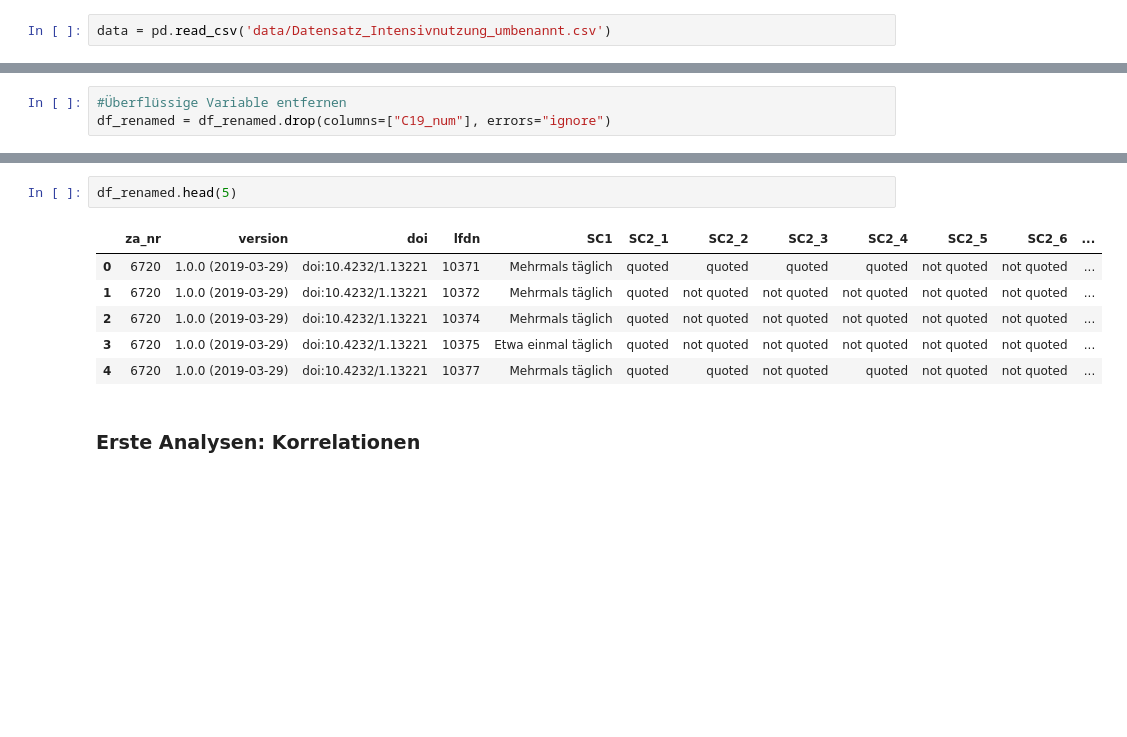
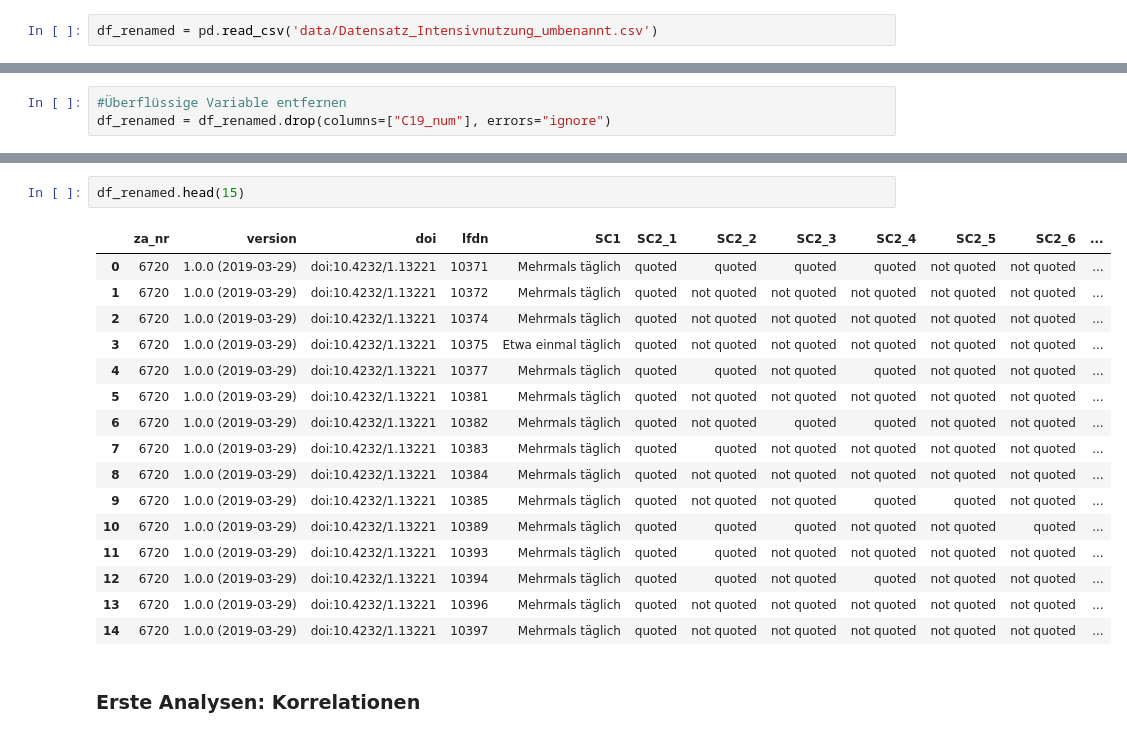
Before and after one commit to lara-polat/python_kurs, a Jupyter notebook: Project_Datenbereinigung.ipynb, the cells around one changed output, grey strips where cells are left out. Cells and saved outputs as stored; diff of their text form; blank space fills up the shorter version.

```diff
--- a/Project_Datenbereinigung.ipynb
+++ b/Project_Datenbereinigung.ipynb
@@ -398,7 +398,7 @@ import pandas as pd
 import numpy as np
 import matplotlib.pyplot as plt
 # %%
-data = pd.read_csv('data/Datensatz_Intensivnutzung_umbenannt.csv')
+df_renamed = pd.read_csv('data/Datensatz_Intensivnutzung_umbenannt.csv')
 # %%
 data.head(10)
 # %% [output]
@@ -965,12 +982,22 @@ df_renamed = df_renamed.drop(columns=["C19_num"], errors="ignore")
 # %%
-df_renamed.head(5)
+df_renamed.head(15)
 # %% [output]
 |  | za_nr | version | doi | lfdn | SC1 | SC2_1 | SC2_2 | SC2_3 | SC2_4 | SC2_5 | SC2_6 | ... |
 | 0 | 6720 | 1.0.0 (2019-03-29) | doi:10.4232/1.13221 | 10371 | Mehrmals täglich | quoted | quoted | quoted | quoted | not quoted | not quoted | ... |
 | 1 | 6720 | 1.0.0 (2019-03-29) | doi:10.4232/1.13221 | 10372 | Mehrmals täglich | quoted | not quoted | not quoted | not quoted | not quoted | not quoted | ... |
 | 2 | 6720 | 1.0.0 (2019-03-29) | doi:10.4232/1.13221 | 10374 | Mehrmals täglich | quoted | not quoted | not quoted | not quoted | not quoted | not quoted | ... |
 | 3 | 6720 | 1.0.0 (2019-03-29) | doi:10.4232/1.13221 | 10375 | Etwa einmal täglich | quoted | not quoted | not quoted | not quoted | not quoted | not quoted | ... |
 | 4 | 6720 | 1.0.0 (2019-03-29) | doi:10.4232/1.13221 | 10377 | Mehrmals täglich | quoted | quoted | not quoted | quoted | not quoted | not quoted | ... |
+| 5 | 6720 | 1.0.0 (2019-03-29) | doi:10.4232/1.13221 | 10381 | Mehrmals täglich | quoted | not quoted | not quoted | not quoted | not quoted | not quoted | ... |
+| 6 | 6720 | 1.0.0 (2019-03-29) | doi:10.4232/1.13221 | 10382 | Mehrmals täglich | quoted | not quoted | quoted | quoted | not quoted | not quoted | ... |
+| 7 | 6720 | 1.0.0 (2019-03-29) | doi:10.4232/1.13221 | 10383 | Mehrmals täglich | quoted | quoted | not quoted | not quoted | not quoted | not quoted | ... |
+| 8 | 6720 | 1.0.0 (2019-03-29) | doi:10.4232/1.13221 | 10384 | Mehrmals täglich | quoted | not quoted | not quoted | not quoted | not quoted | not quoted | ... |
+| 9 | 6720 | 1.0.0 (2019-03-29) | doi:10.4232/1.13221 | 10385 | Mehrmals täglich | quoted | not quoted | not quoted | quoted | quoted | not quoted | ... |
+| 10 | 6720 | 1.0.0 (2019-03-29) | doi:10.4232/1.13221 | 10389 | Mehrmals täglich | quoted | quoted | quoted | not quoted | not quoted | quoted | ... |
+| 11 | 6720 | 1.0.0 (2019-03-29) | doi:10.4232/1.13221 | 10393 | Mehrmals täglich | quoted | quoted | not quoted | not quoted | not quoted | not quoted | ... |
+| 12 | 6720 | 1.0.0 (2019-03-29) | doi:10.4232/1.13221 | 10394 | Mehrmals täglich | quoted | quoted | not quoted | quoted | not quoted | not quoted | ... |
+| 13 | 6720 | 1.0.0 (2019-03-29) | doi:10.4232/1.13221 | 10396 | Mehrmals täglich | quoted | not quoted | not quoted | not quoted | not quoted | not quoted | ... |
+| 14 | 6720 | 1.0.0 (2019-03-29) | doi:10.4232/1.13221 | 10397 | Mehrmals täglich | quoted | not quoted | not quoted | not quoted | not quoted | not quoted | ... |
 # %% [markdown]
 ### Erste Analysen: Korrelationen
 # %%
```
Also changed, not shown: parts of 5 cells of this notebook.
